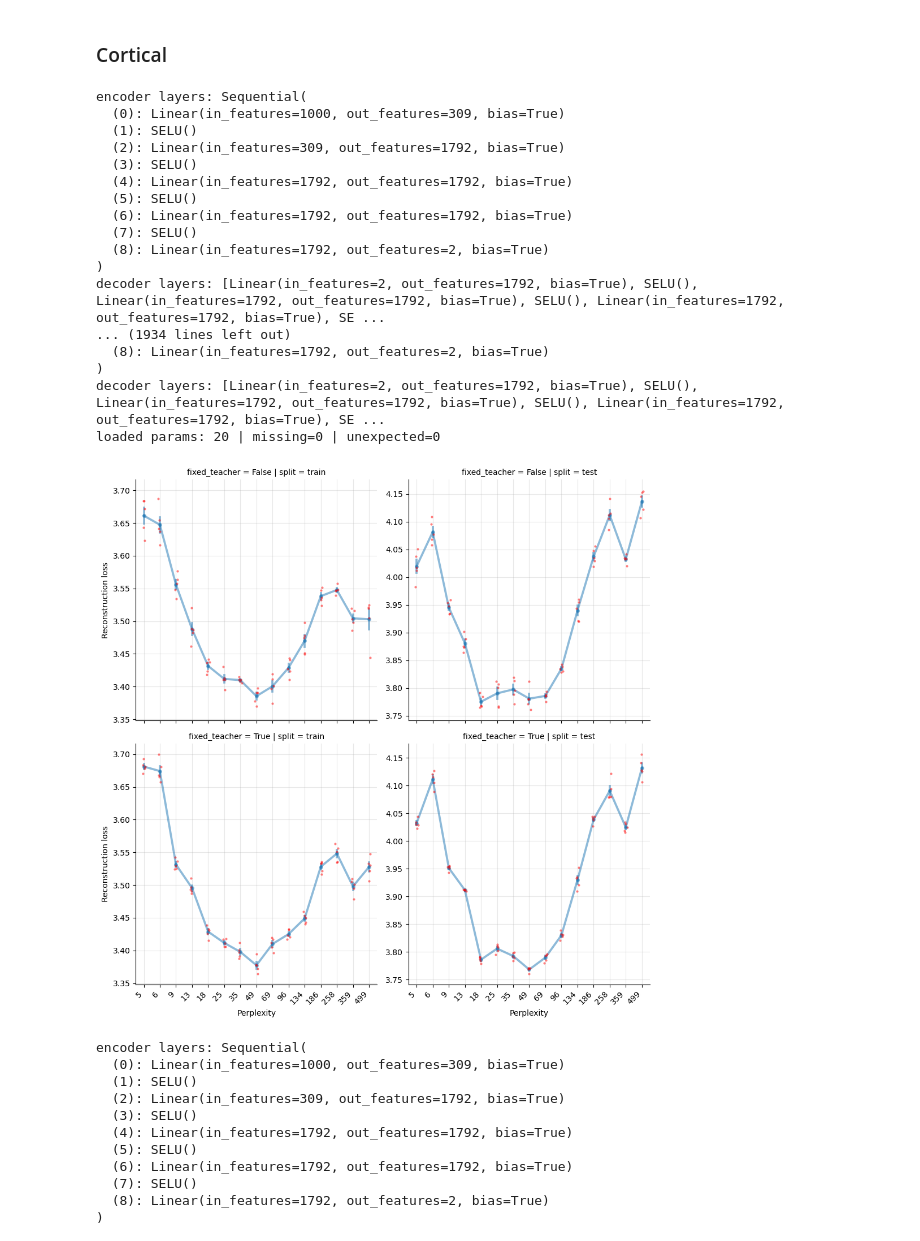
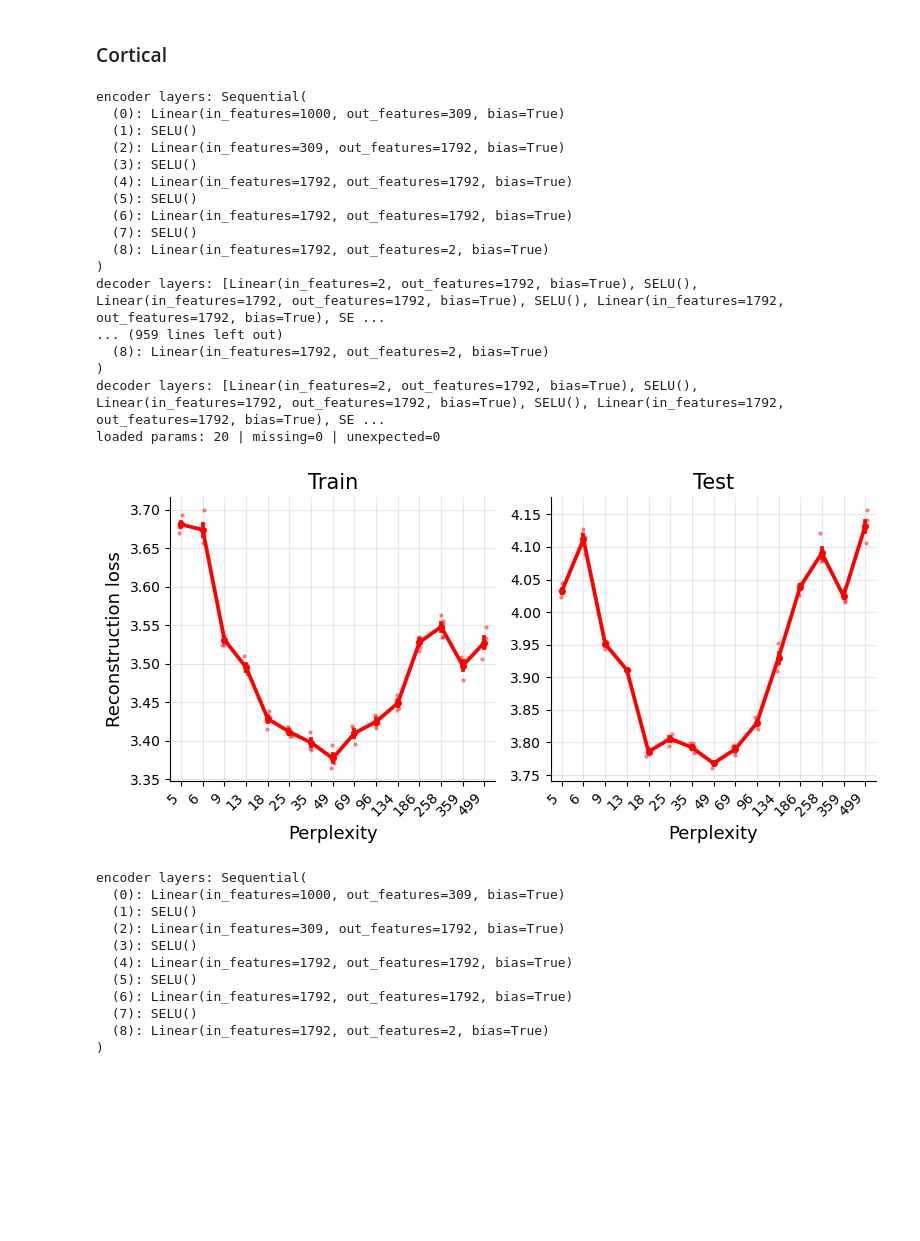
Before and after one commit to DataSlingers/MEDAL, a Jupyter notebook: notebooks/compare_teachers.ipynb, the cells around one changed output. Cells and saved outputs as stored; diff of their text form; code cells hidden in the pictures; blank space fills up the shorter version.

```diff
--- a/notebooks/compare_teachers.ipynb
+++ b/notebooks/compare_teachers.ipynb
@@ -359,21 +584,21 @@ plt.tight_layout()
 ### Cortical
 # %%
 tasic_tsne_res_dict = []
+tasic_tsne_per_sample_res_dict = []
 X, X_test, y, y_test = load_and_split("cortical", test_size=0.2, seed=0, labels=True)
 for s in range(5):
     for perp in np.unique(np.logspace(np.log10(5), np.log10(500), 15).astype(int)):
-        student_tsne = load_trained_ae(Path(PATH_PREFIX) / f"results/chkpt/cortical/tsne_{perp}_{s}_ckpts/final.pt",
-                input_dim=1000,
-                hidden_dims=[309, 1792, 1792, 1792],
-                latent_dim=2)
+        # student_tsne = load_trained_ae(Path(PATH_PREFIX) / f"results/chkpt/cortical/tsne_{perp}_{s}_ckpts/final.pt",
+        #         input_dim=1000,
+        #         hidden_dims=[309, 1792, 1792, 1792],
+        #         latent_dim=2)
+        # student_recon_tsne, student_embed_tsne = student_tsne(torch.tensor(X, dtype=torch.float32))
+        # train_recon_tsne = np.mean((student_recon_tsne.detach().numpy() - X)**2)
+        # tasic_tsne_res_dict.append({"perplexity": perp, "recon_loss": train_recon_tsne, "split": "train", "seed": s, "fixed_teacher": False})
 
-        student_recon_tsne, student_embed_tsne = student_tsne(torch.tensor(X, dtype=torch.float32))
-        train_recon_tsne = np.mean((student_recon_tsne.detach().numpy() - X)**2)
-        tasic_tsne_res_dict.append({"perplexity": perp, "recon_loss": train_recon_tsne, "split": "train", "seed": s, "fixed_teacher": False})
-
-        x_test_recon, _ = student_tsne(torch.tensor(X_test, dtype=torch.float32))
-        test_recon_tsne = np.mean((x_test_recon.detach().numpy() - X_test)**2)
-        tasic_tsne_res_dict.append({"perplexity": perp, "recon_loss": test_recon_tsne, "split": "test", "seed": s, "fixed_teacher": False})
+        # x_test_recon, _ = student_tsne(torch.tensor(X_test, dtype=torch.float32))
+        # test_recon_tsne = np.mean((x_test_recon.detach().numpy() - X_test)**2)
+        # tasic_tsne_res_dict.append({"perplexity": perp, "recon_loss": test_recon_tsne, "split": "test", "seed": s, "fixed_teacher": False})
 
         student_tsne = load_trained_ae(Path(PATH_PREFIX) / f"results/chkpt/cortical/tsne_{perp}_{s}_fixed_teacher_ckpts/final.pt",
                 input_dim=1000,
@@ -382,11 +607,17 @@ for s in range(5):
 
         student_recon_tsne, student_embed_tsne = student_tsne(torch.tensor(X, dtype=torch.float32))
         train_recon_tsne = np.mean((student_recon_tsne.detach().numpy() - X)**2)
-        tasic_tsne_res_dict.append({"perplexity": perp, "recon_loss": train_recon_tsne, "split": "train", "seed": s, "fixed_teacher": True})
+        tasic_tsne_res_dict.append({"perplexity": perp, "recon_loss": train_recon_tsne, "split": "Train", "seed": s, "fixed_teacher": True})
+        # for i in range(X.shape[0]):
+        #     per_sample_recon_loss = np.mean((student_recon_tsne.detach().numpy()[i] - X[i])**2)
+        #     tasic_tsne_per_sample_res_dict.append({"perplexity": perp, "recon_loss": per_sample_recon_loss, "split": "train", "seed": s, "fixed_teacher": True, "sample_idx": i})
 
         x_test_recon, _ = student_tsne(torch.tensor(X_test, dtype=torch.float32))
         test_recon_tsne = np.mean((x_test_recon.detach().numpy() - X_test)**2)
-        tasic_tsne_res_dict.append({"perplexity": perp, "recon_loss": test_recon_tsne, "split": "test", "seed": s, "fixed_teacher": True})
+        tasic_tsne_res_dict.append({"perplexity": perp, "recon_loss": test_recon_tsne, "split": "Test", "seed": s, "fixed_teacher": True})
+        # for i in range(X_test.shape[0]):
+        #     per_sample_recon_loss = np.mean((x_test_recon.detach().numpy()[i] - X_test[i])**2)
+        #     tasic_tsne_per_sample_res_dict.append({"perplexity": perp, "recon_loss": per_sample_recon_loss, "split": "test", "seed": s, "fixed_teacher": True, "sample_idx": i})
 # %% [output]
 encoder layers: Sequential(
   (0): Linear(in_features=1000, out_features=309, bias=True)
@@ -400,24 +631,27 @@ encoder layers: Sequential(
   (8): Linear(in_features=1792, out_features=2, bias=True)
 )
 decoder layers: [Linear(in_features=2, out_features=1792, bias=True), SELU(), Linear(in_features=1792, out_features=1792, bias=True), SELU(), Linear(in_features=1792, out_features=1792, bias=True), SE ...
-... (1934 lines left out)
+... (959 lines left out)
   (8): Linear(in_features=1792, out_features=2, bias=True)
 )
 decoder layers: [Linear(in_features=2, out_features=1792, bias=True), SELU(), Linear(in_features=1792, out_features=1792, bias=True), SELU(), Linear(in_features=1792, out_features=1792, bias=True), SE ...
 loaded params: 20 | missing=0 | unexpected=0
 # %%
 analysis = pd.DataFrame(tasic_tsne_res_dict)
+analysis.sort_values(by='perplexity',inplace=True)
 
-g = sns.FacetGrid(analysis, col="split", row="fixed_teacher", sharey='col', height=5, sharex=True)
-g.map_dataframe(sns.pointplot, "perplexity", "recon_loss", errorbar="se",markersize= 3, alpha=0.5)
+g = sns.FacetGrid(analysis, col="split",sharey='col', height=4)
+g.map_dataframe(sns.pointplot, "perplexity", "recon_loss", errorbar="se",markersize= 3, color="red")
 g.map_dataframe(sns.stripplot, "perplexity", "recon_loss", color="red",size= 3, alpha=0.5)
-g.set_axis_labels("Perplexity", "Reconstruction loss")
+g.set_axis_labels("Perplexity", "Reconstruction loss", fontsize=13)
+g.set_titles(col_template="{col_name}")
 for ax in g.axes.flat:
     ax.grid(True, alpha=0.3)
     plt.setp(ax.get_xticklabels(), rotation=45, ha='right')
+    ax.set_title(ax.get_title(), fontsize=15)
 plt.tight_layout()
 # %% [output]
-[figure, old version]
+[figure, new version]
 # %%
 tasic_umap_res_dict = []
 X, X_test, y, y_test = load_and_split("cortical", test_size=0.2, seed=0, labels=True)
```
Also changed, not shown: parts of 29 cells of this notebook, 2 other files.
